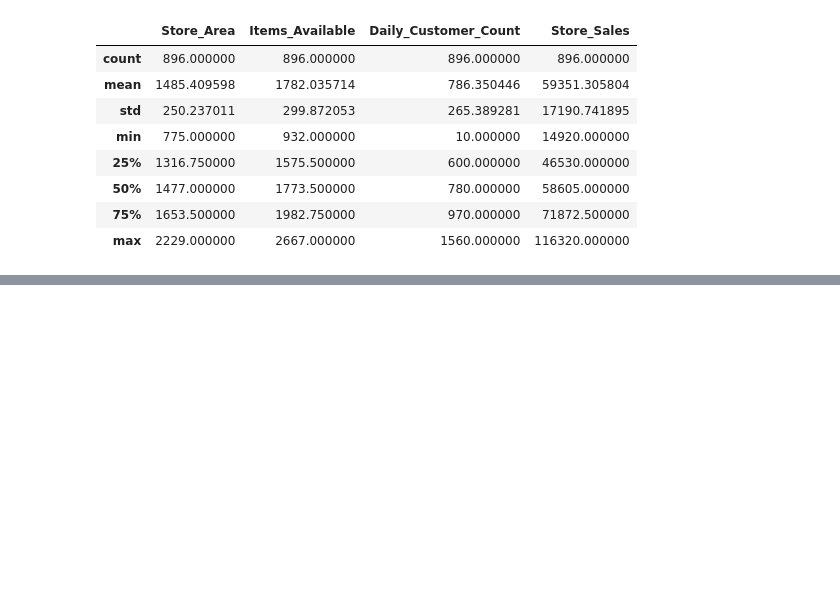
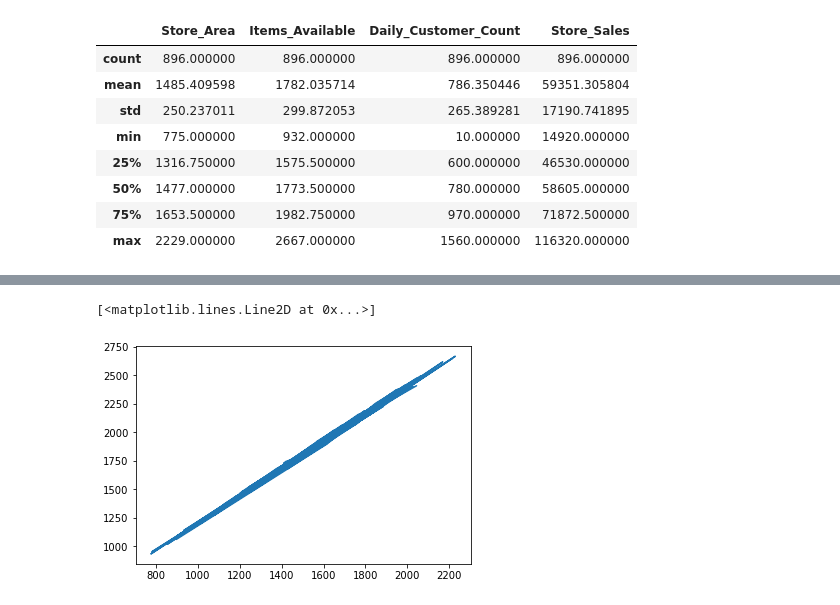
Before and after one commit to Hasnain-iut/Data-Science, a Jupyter notebook: Projects and Contests/Kaggle Supermarket dataset/supermarket analysis.ipynb, the cells around one changed output, grey strips where cells are left out. Drawn from its saved outputs; the diff is of its cells as text; code cells hidden in the pictures; blank space fills up the shorter version.

```diff
--- a/Projects and Contests/Kaggle Supermarket dataset/supermarket analysis.ipynb
+++ b/Projects and Contests/Kaggle Supermarket dataset/supermarket analysis.ipynb
@@ -53,0 +64,5 @@ sns.heatmap(data.corr(), cmap="YlGnBu", annot=True)
+# %%
+plt.plot(data['Store_Area'], data['Items_Available'])
+# %% [output]
+[<matplotlib.lines.Line2D at 0x...>]
+[figure, added]
```
Also changed, not shown: parts of 9 cells of this notebook, 1 other file.
